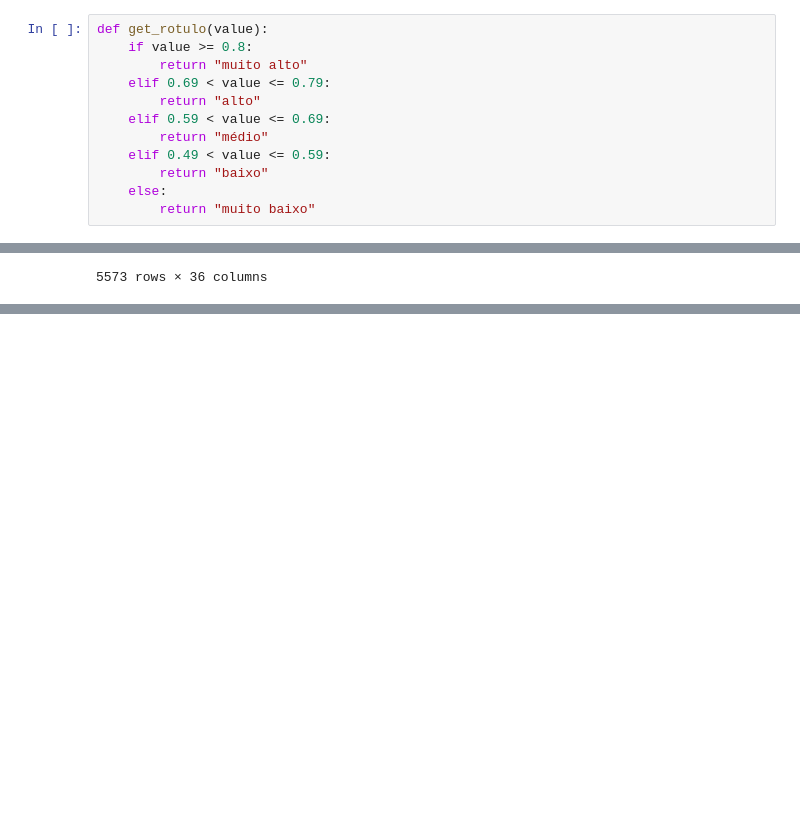
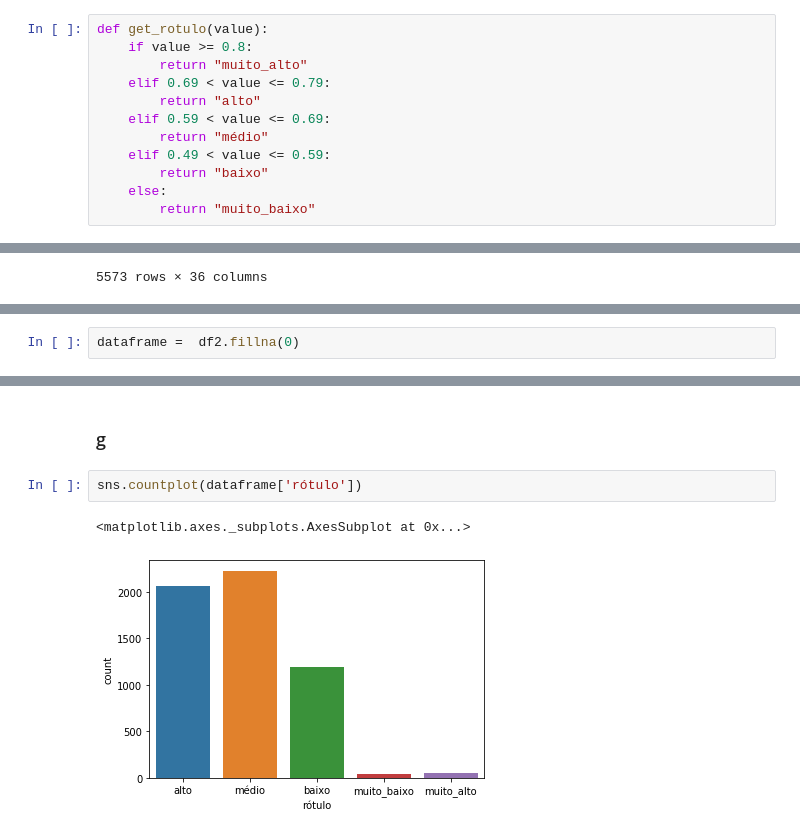
Before and after one commit to giovannabadaro/machine-learning-brazilian-cities, a Jupyter notebook: simple-exploration.ipynb, the cells around one changed output, grey strips where cells are left out. Drawn from its saved outputs; the diff is of its cells as text; blank space fills up the shorter version.

Commit message:
category count/ grafic

```diff
--- a/simple-exploration.ipynb
+++ b/simple-exploration.ipynb
@@ -122,7 +80,7 @@ df2[(df2.IDHM >= 0.499) & df2.IDHM <= 0.600 ].head()
 # %%
 def get_rotulo(value):
     if value >= 0.8:
-        return "muito alto"
+        return "muito_alto"
     elif 0.69 < value <= 0.79:
         return "alto"
     elif 0.59 < value <= 0.69:
@@ -130,6 +88,6 @@ def get_rotulo(value):
     elif 0.49 < value <= 0.59:
         return "baixo"
     else:
-        return "muito baixo"
+        return "muito_baixo"
 # %%
 df2["rótulo"] = df2["IDHM"].apply(get_rotulo)
@@ -157,0 +112,2 @@ df2
+# %%
+dataframe =  df2.fillna(0)
@@ -157,0 +143,7 @@ df2
+# %% [markdown]
+### g
+# %%
+sns.countplot(dataframe['rótulo'])
+# %% [output]
+<matplotlib.axes._subplots.AxesSubplot at 0x...>
+[figure, added]
```
Also changed, not shown: parts of 21 cells of this notebook.
